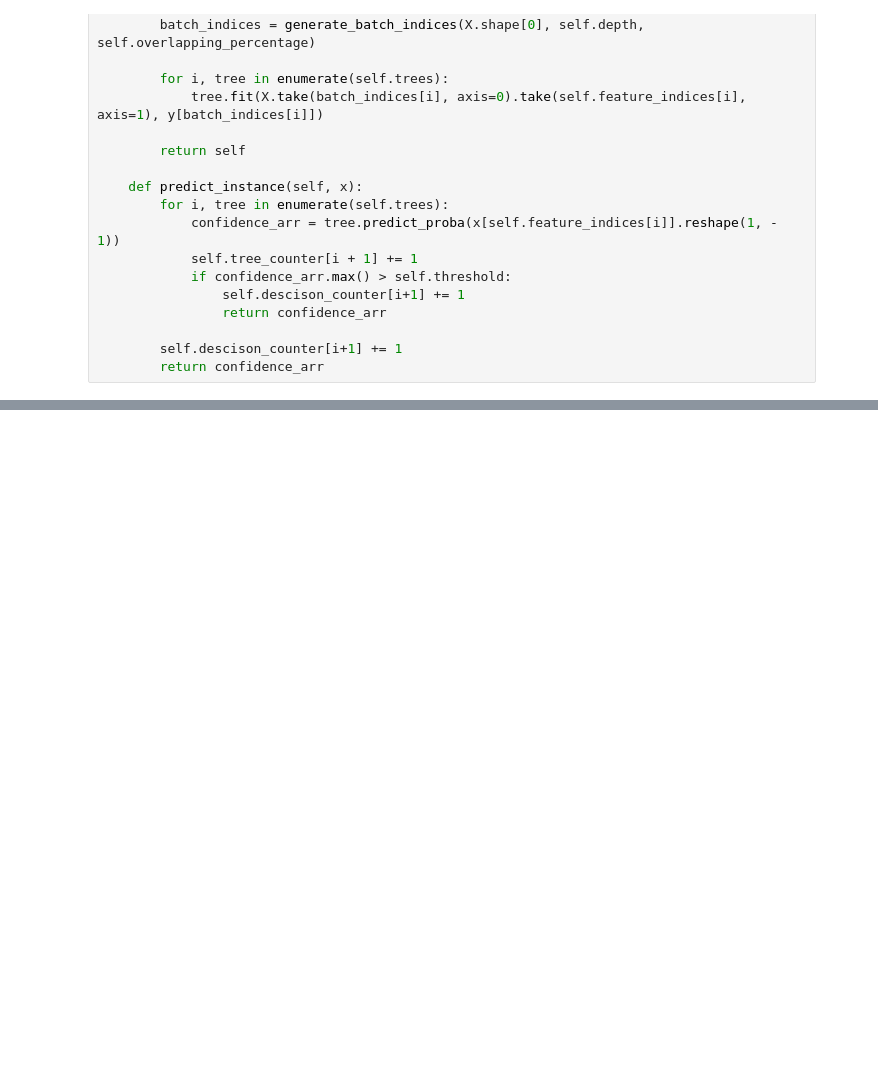
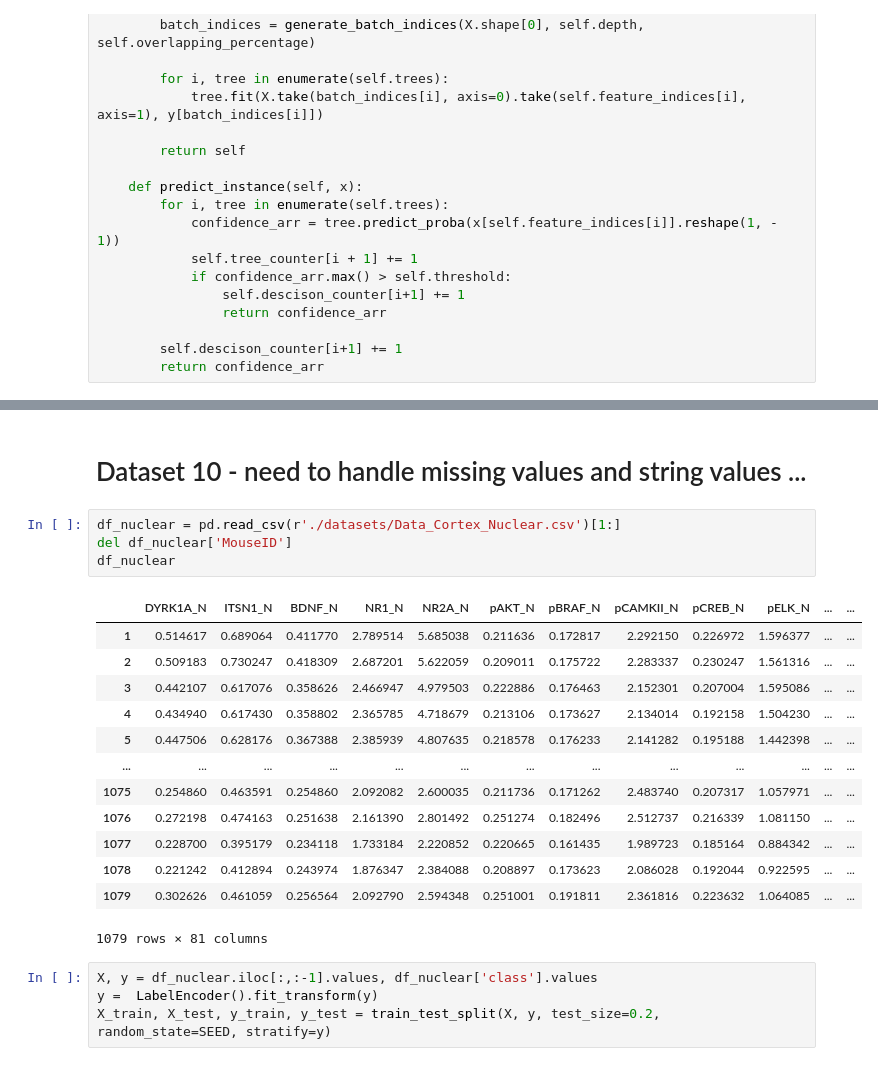
Before and after one commit to Liavbapp/ml-cascading, a Jupyter notebook: ml_ass2.ipynb, the cells around one changed output, grey strips where cells are left out. Cells and saved outputs as stored; diff of their text form; blank space fills up the shorter version.

```diff
--- a/ml_ass2.ipynb
+++ b/ml_ass2.ipynb
@@ -393,0 +428,24 @@ log loss train: 0.5693
+# %% [markdown]
+# Dataset 10 - need to handle missing values and string values ...
+# %%
+df_nuclear = pd.read_csv(r'./datasets/Data_Cortex_Nuclear.csv')[1:]
+del df_nuclear['MouseID']
+df_nuclear
+# %% [output]
+|  | DYRK1A_N | ITSN1_N | BDNF_N | NR1_N | NR2A_N | pAKT_N | pBRAF_N | pCAMKII_N | pCREB_N | pELK_N | ... | ... |
+| 1 | 0.514617 | 0.689064 | 0.411770 | 2.789514 | 5.685038 | 0.211636 | 0.172817 | 2.292150 | 0.226972 | 1.596377 | ... | ... |
+| 2 | 0.509183 | 0.730247 | 0.418309 | 2.687201 | 5.622059 | 0.209011 | 0.175722 | 2.283337 | 0.230247 | 1.561316 | ... | ... |
+| 3 | 0.442107 | 0.617076 | 0.358626 | 2.466947 | 4.979503 | 0.222886 | 0.176463 | 2.152301 | 0.207004 | 1.595086 | ... | ... |
+| 4 | 0.434940 | 0.617430 | 0.358802 | 2.365785 | 4.718679 | 0.213106 | 0.173627 | 2.134014 | 0.192158 | 1.504230 | ... | ... |
+| 5 | 0.447506 | 0.628176 | 0.367388 | 2.385939 | 4.807635 | 0.218578 | 0.176233 | 2.141282 | 0.195188 | 1.442398 | ... | ... |
+| ... | ... | ... | ... | ... | ... | ... | ... | ... | ... | ... | ... | ... |
+| 1075 | 0.254860 | 0.463591 | 0.254860 | 2.092082 | 2.600035 | 0.211736 | 0.171262 | 2.483740 | 0.207317 | 1.057971 | ... | ... |
+| 1076 | 0.272198 | 0.474163 | 0.251638 | 2.161390 | 2.801492 | 0.251274 | 0.182496 | 2.512737 | 0.216339 | 1.081150 | ... | ... |
+| 1077 | 0.228700 | 0.395179 | 0.234118 | 1.733184 | 2.220852 | 0.220665 | 0.161435 | 1.989723 | 0.185164 | 0.884342 | ... | ... |
+| 1078 | 0.221242 | 0.412894 | 0.243974 | 1.876347 | 2.384088 | 0.208897 | 0.173623 | 2.086028 | 0.192044 | 0.922595 | ... | ... |
+| 1079 | 0.302626 | 0.461059 | 0.256564 | 2.092790 | 2.594348 | 0.251001 | 0.191811 | 2.361816 | 0.223632 | 1.064085 | ... | ... |
+1079 rows × 81 columns
+# %%
+X, y = df_nuclear.iloc[:,:-1].values, df_nuclear['class'].values
+y =  LabelEncoder().fit_transform(y)
+X_train, X_test, y_train, y_test = train_test_split(X, y, test_size=0.2, random_state=SEED, stratify=y)
```
Also changed, not shown: parts of 56 cells of this notebook.
